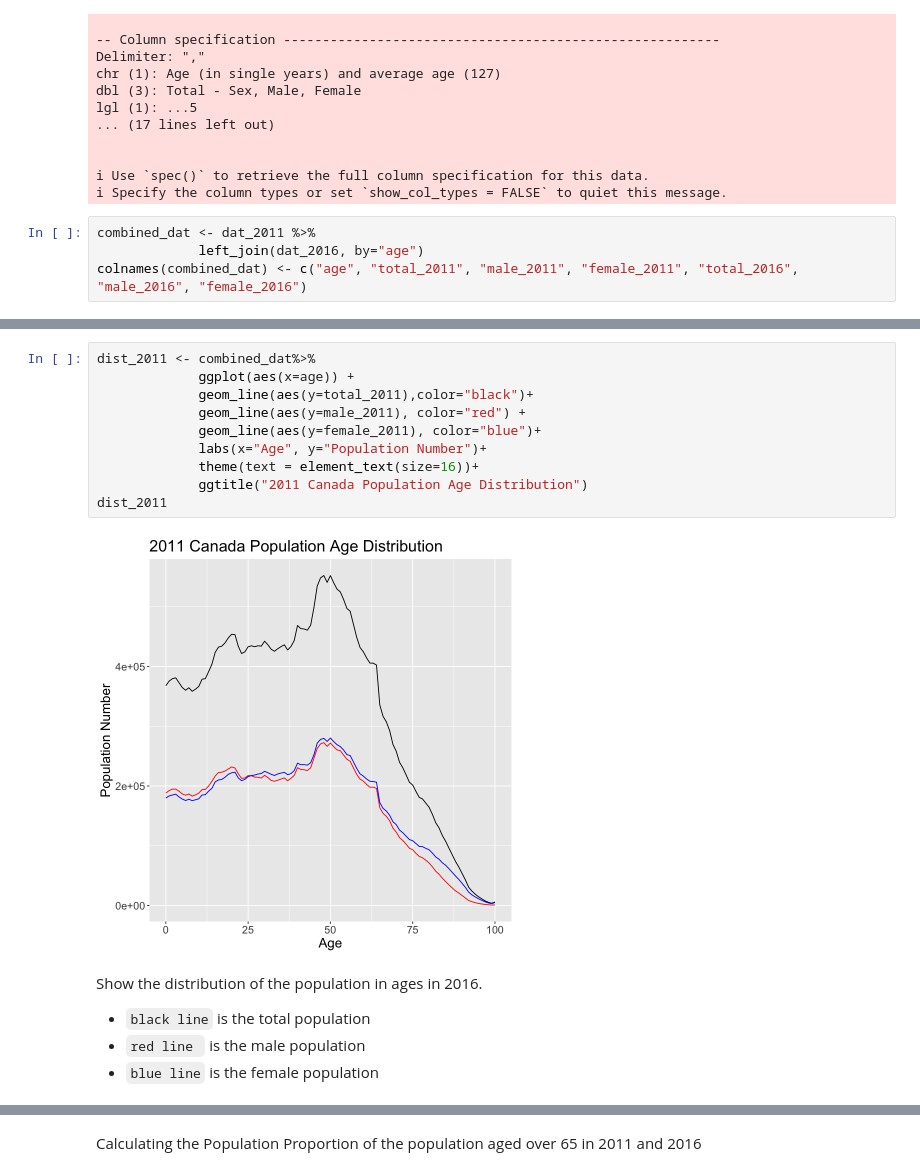
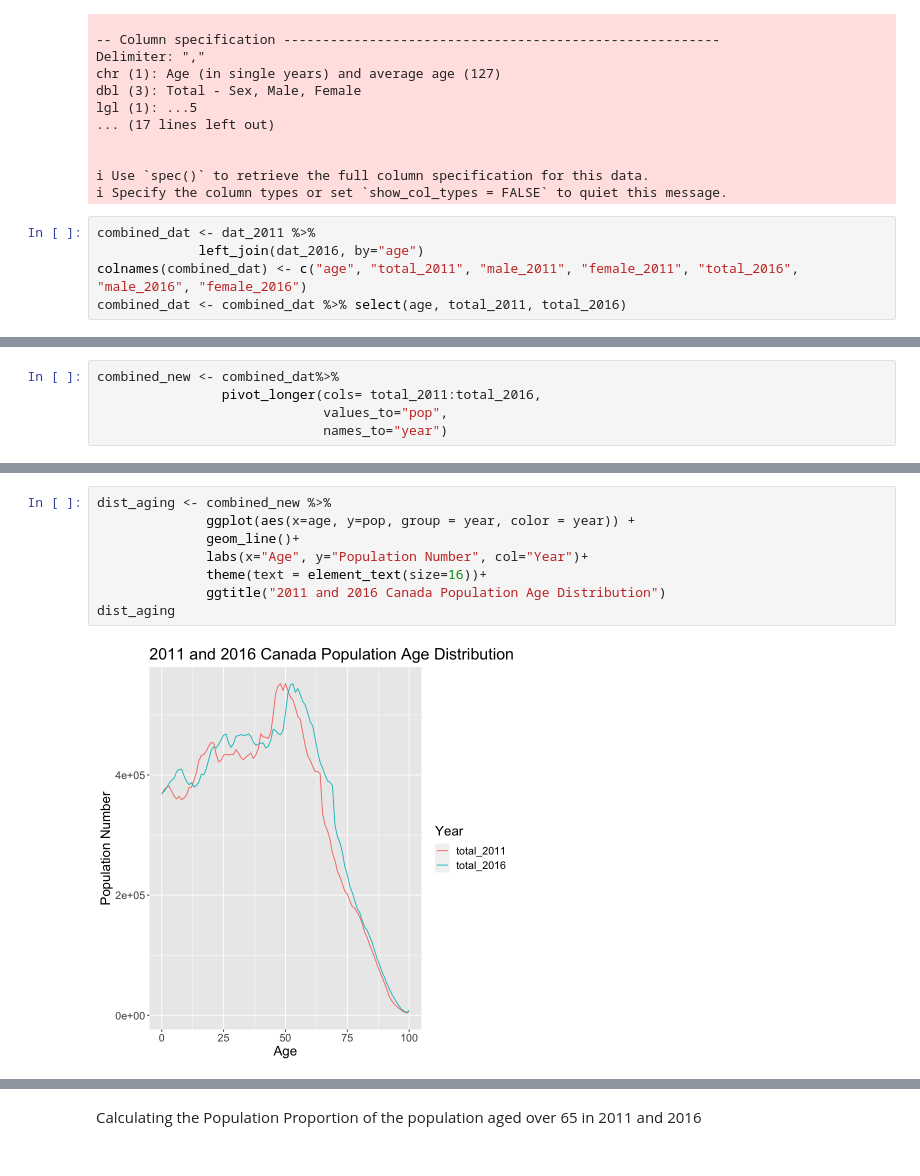
Before and after one commit to felixmachaoran/Age_Distibution, a Jupyter notebook: proposal.ipynb, the cells around one changed output, grey strips where cells are left out. Saved outputs shown, nothing was run; the diff lists cells and outputs as text.

```diff
--- a/proposal.ipynb
+++ b/proposal.ipynb
@@ -68,3 +86,4 @@ i Specify the column types or set `show_col_types = FALSE` to quiet this message
 combined_dat <- dat_2011 %>%
              left_join(dat_2016, by="age")
 colnames(combined_dat) <- c("age", "total_2011", "male_2011", "female_2011", "total_2016", "male_2016", "female_2016")
+combined_dat <- combined_dat %>% select(age, total_2011, total_2016)
@@ -83,2 +90,7 @@ A data.frame: 6 × 7
+# %%
+combined_new <- combined_dat%>%
+                pivot_longer(cols= total_2011:total_2016,
+                             values_to="pop",
+                             names_to="year")
 # %%
 obs_2016<- tibble(obs_2016=rep(0:100, dat_2016$total))
@@ -92,18 +114,10 @@ Show the distribution of the population in ages in 2011.
 # %%
-dist_2011 <- combined_dat%>%
-             ggplot(aes(x=age)) +
-             geom_line(aes(y=total_2011),color="black")+
-             geom_line(aes(y=male_2011), color="red") +
-             geom_line(aes(y=female_2011), color="blue")+
-             labs(x="Age", y="Population Number")+
-             theme(text = element_text(size=16))+
-             ggtitle("2011 Canada Population Age Distribution")
-dist_2011
+dist_aging <- combined_new %>%
+              ggplot(aes(x=age, y=pop, group = year, color = year)) +
+              geom_line()+
+              labs(x="Age", y="Population Number", col="Year")+
+              theme(text = element_text(size=16))+
+              ggtitle("2011 and 2016 Canada Population Age Distribution")
+dist_aging
 # %% [output]
-[figure, old version]
+[figure, new version]
-# %% [markdown]
-Show the distribution of the population in ages in 2016.
-
-- `black line` is the total population
-- `red line ` is the male population
-- `blue line` is the female population
```
Also changed, not shown: parts of 8 cells of this notebook.
